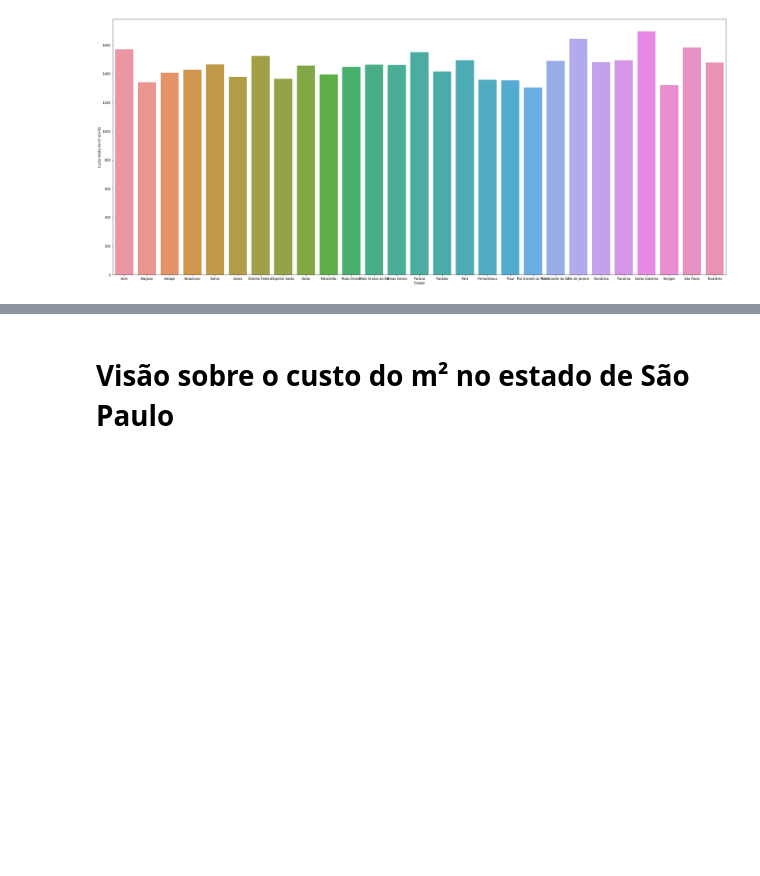
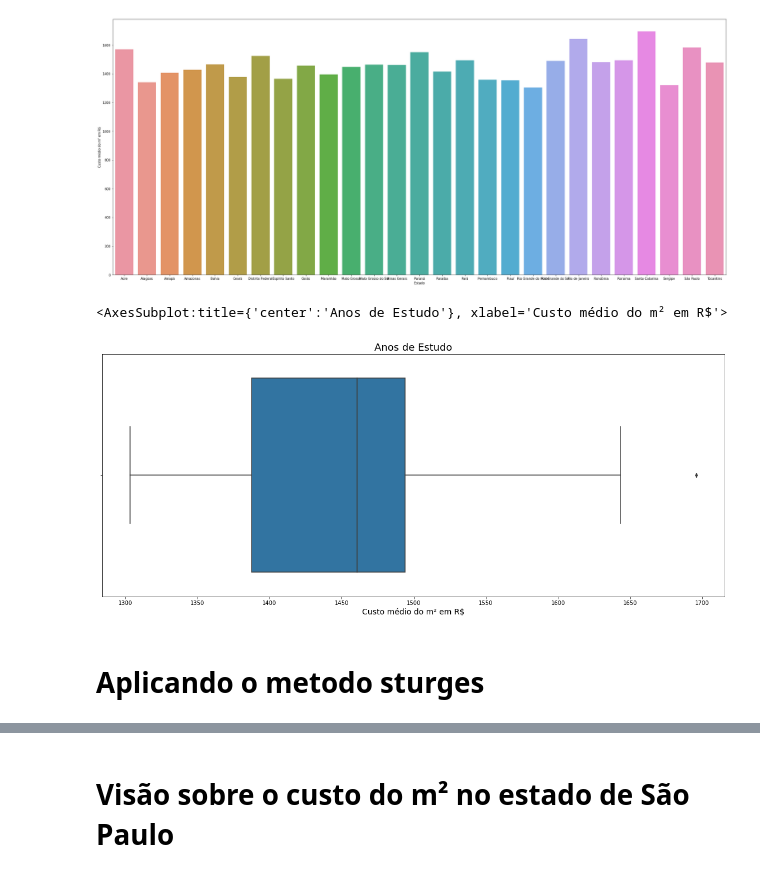
Before and after one commit to Wolfgang-Amadeus-Mozart/Projeto-Ciencia-de-Dados, a Jupyter notebook: Estudo do custo médio do metro quadrado por regi~]ao no Brasil.ipynb, the cells around one changed output, grey strips where cells are left out. Drawn from its saved outputs; the diff is of its cells as text; code cells hidden in the pictures; blank space fills up the shorter version.

```diff
--- a/Estudo do custo médio do metro quadrado por regi~]ao no Brasil.ipynb
+++ b/Estudo do custo médio do metro quadrado por regi~]ao no Brasil.ipynb
@@ -130,3 +163,14 @@ ax = sns.barplot(x = df.index , y = 'Custo médio do m² em R$', data = df)
 ax.figure.set_size_inches(35,15)
 # %% [output]
 [figure]
+# %%
+ax = sns.boxplot( x = 'Custo médio do m² em R$', data = df)
+ax.figure.set_size_inches(20, 8)
+ax.set_title('Anos de Estudo', fontsize=18)
+ax.set_xlabel('Custo médio do m² em R$', fontsize=14)
+ax
+# %% [output]
+<AxesSubplot:title={'center':'Anos de Estudo'}, xlabel='Custo médio do m² em R$'>
+[figure, added]
+# %% [markdown]
+# Aplicando o metodo sturges
```
Also changed, not shown: parts of 15 cells of this notebook.
